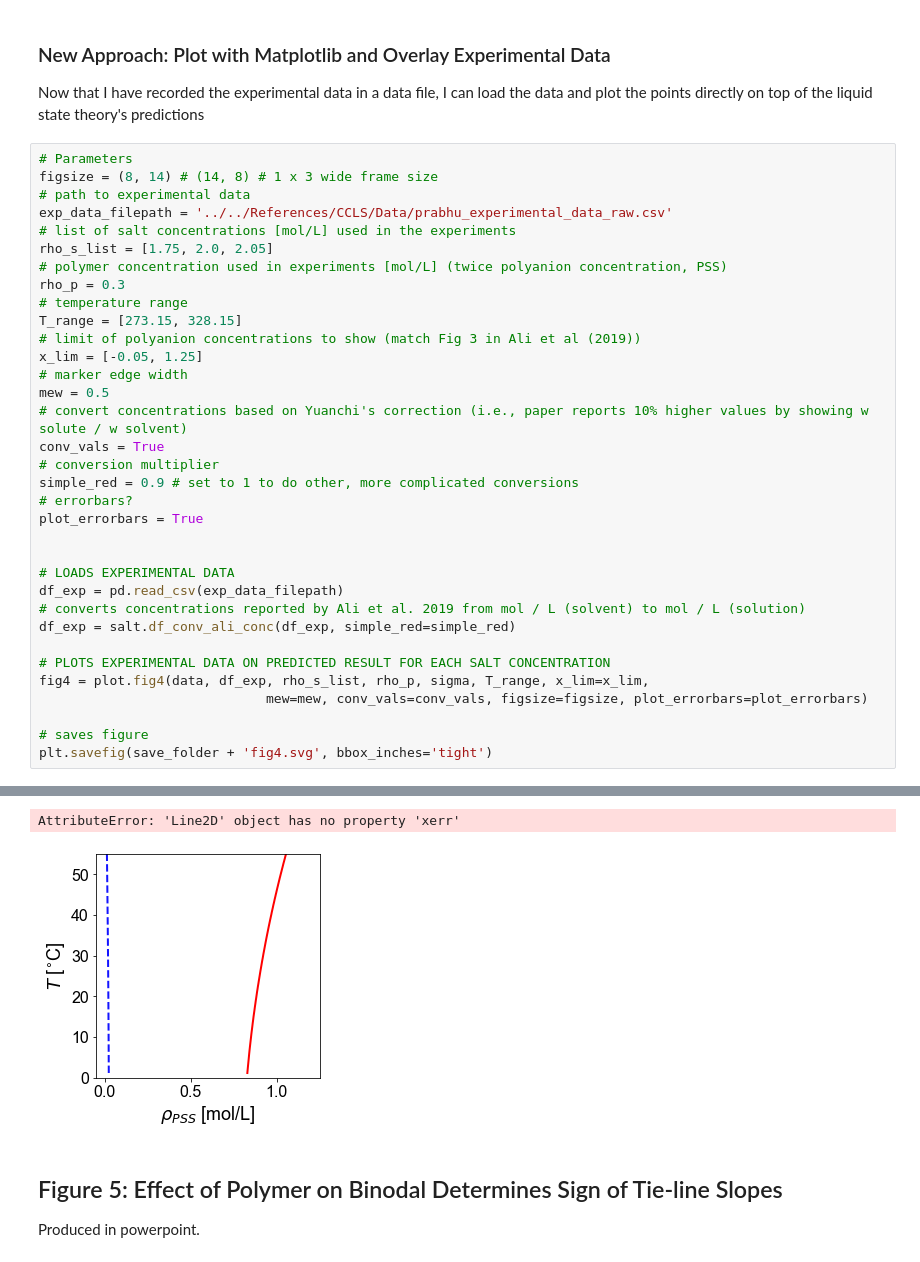
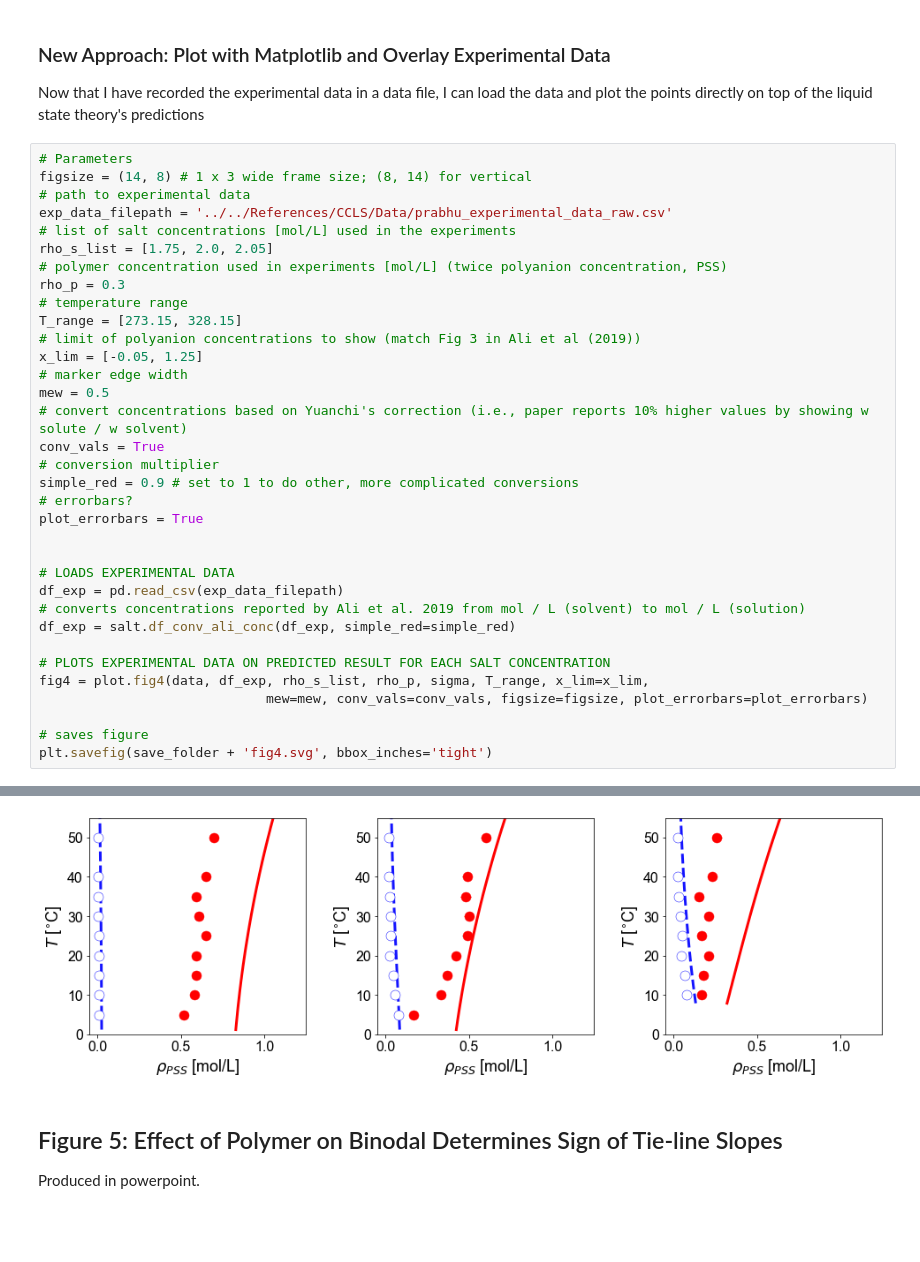
Before and after one commit to andylitalo/ccls_analysis, a Jupyter notebook: paper_figs.ipynb, the cells around one changed output, grey strips where cells are left out. Saved outputs shown, nothing was run; the diff lists cells and outputs as text; blank space fills up the shorter version.

Commit message:
Paper figures completed

```diff
--- a/paper_figs.ipynb
+++ b/paper_figs.ipynb
@@ -416,7 +416,7 @@ data = salt.load_data(data_folder, naming_structure=naming_structure, ext=ext)
 Now that I have recorded the experimental data in a data file, I can load the data and plot the points directly on top of the liquid state theory's predictions
 # %%
 # Parameters
-figsize = (8, 14) # (14, 8) # 1 x 3 wide frame size
+figsize = (14, 8) # 1 x 3 wide frame size; (8, 14) for vertical
 # path to experimental data
 exp_data_filepath = '../../References/CCLS/Data/prabhu_experimental_data_raw.csv'
 # list of salt concentrations [mol/L] used in the experiments
@@ -465,9 +465,8 @@ See the caveats in the documentation: https://pandas.pydata.org/pandas-docs/stab
 
 
 The iteration is not making good progress, as measured by the
   improvement from the last five Jacobian evaluations.
-AttributeError: 'Line2D' object has no property 'xerr'
-[figure, old version]
+[figure, new version]
 # %% [markdown]
 ## Figure 5: Effect of Polymer on Binodal Determines Sign of Tie-line Slopes
 
```
Also changed, not shown: parts of 1 cell of this notebook, 3 other files.
